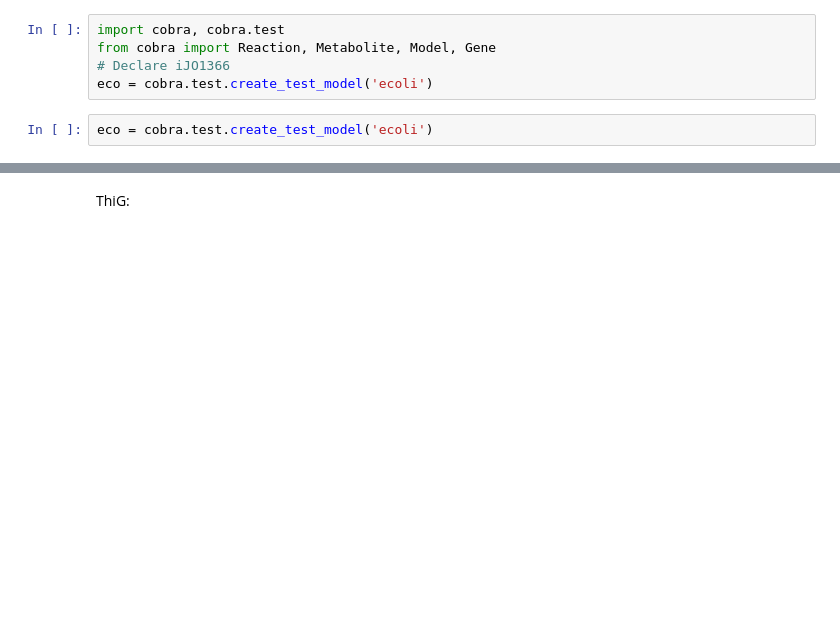
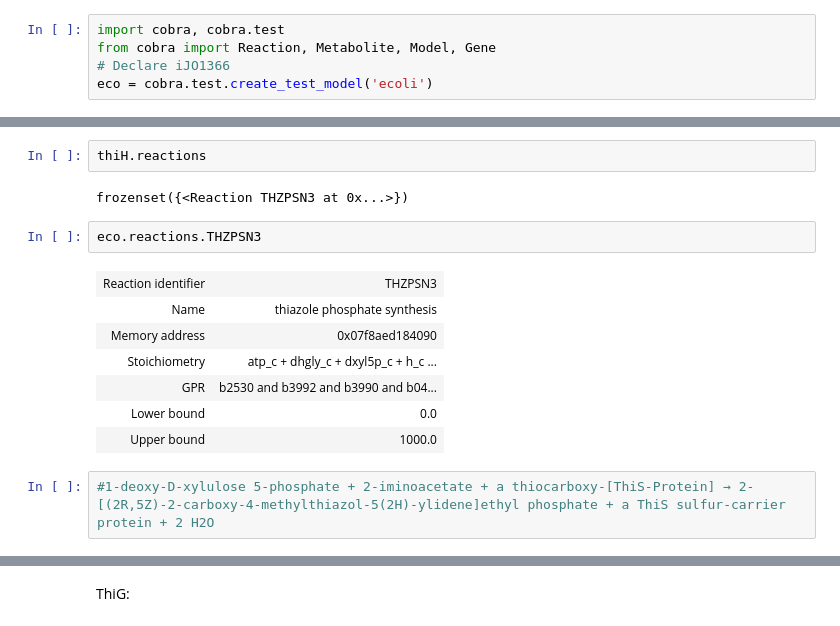
Before and after one commit to netza2/Tesis, a Jupyter notebook: Reacciones cobra.ipynb, the cells around one changed output, grey strips where cells are left out. Saved outputs shown, nothing was run; the diff lists cells and outputs as text; blank space fills up the shorter version.

```diff
--- a/Reacciones cobra.ipynb
+++ b/Reacciones cobra.ipynb
@@ -3,5 +3,3 @@ import cobra, cobra.test
 from cobra import Reaction, Metabolite, Model, Gene
 # Declare iJO1366
 eco = cobra.test.create_test_model('ecoli')
-# %%
-eco = cobra.test.create_test_model('ecoli')
@@ -10,0 +15,16 @@ eco = cobra.test.create_test_model('ecoli')
+# %%
+thiH.reactions
+# %% [output]
+frozenset({<Reaction THZPSN3 at 0x...>})
+# %%
+eco.reactions.THZPSN3
+# %% [output]
+| Reaction identifier | THZPSN3 |
+| Name | thiazole phosphate synthesis |
+| Memory address | 0x07f8aed184090 |
+| Stoichiometry | atp_c + dhgly_c + dxyl5p_c + h_c ... |
+| GPR | b2530 and b3992 and b3990 and b04... |
+| Lower bound | 0.0 |
+| Upper bound | 1000.0 |
+# %%
+#1-deoxy-D-xylulose 5-phosphate + 2-iminoacetate + a thiocarboxy-[ThiS-Protein] → 2-[(2R,5Z)-2-carboxy-4-methylthiazol-5(2H)-ylidene]ethyl phosphate + a ThiS sulfur-carrier protein + 2 H2O
```
Also changed, not shown: parts of 6 cells of this notebook.
